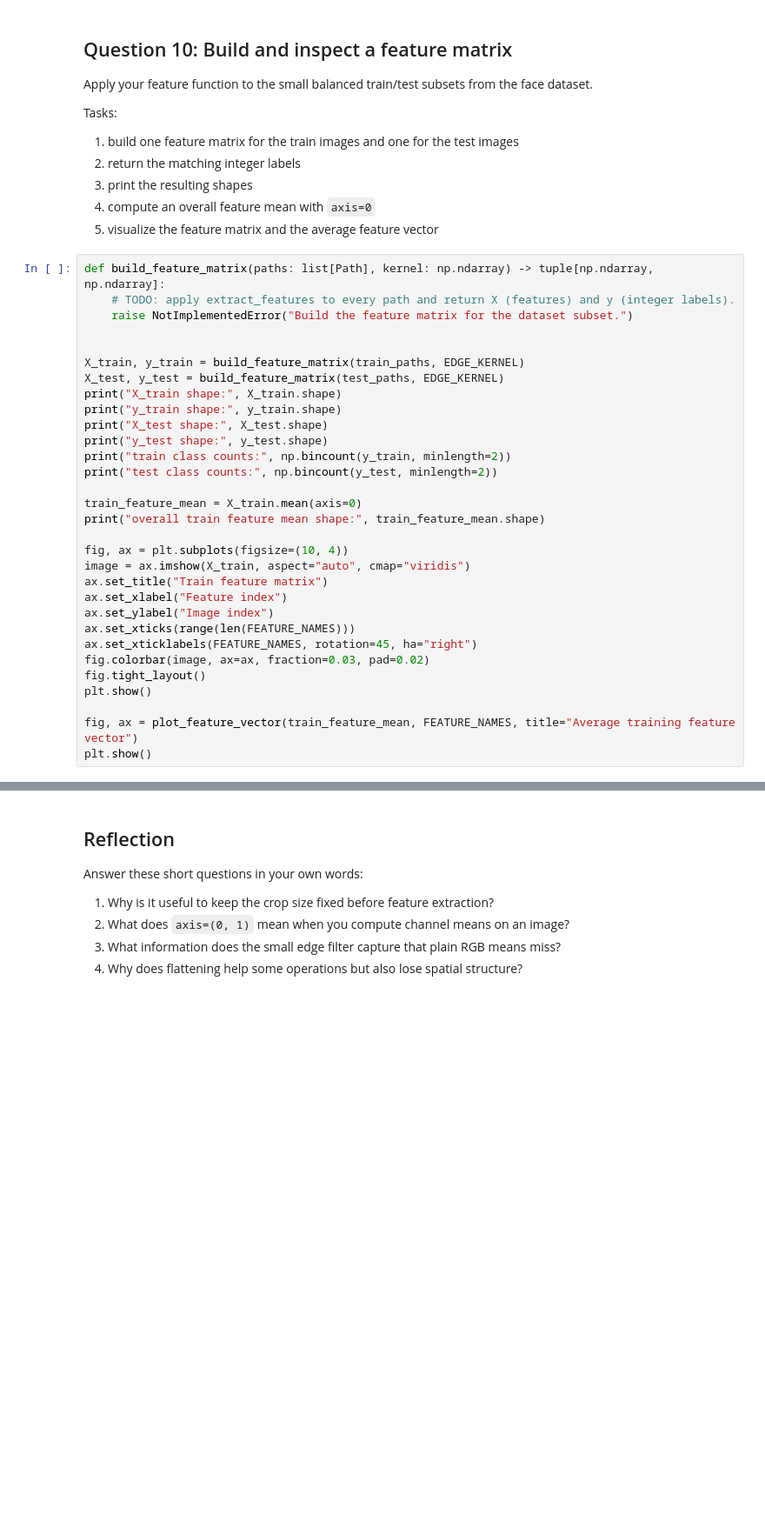
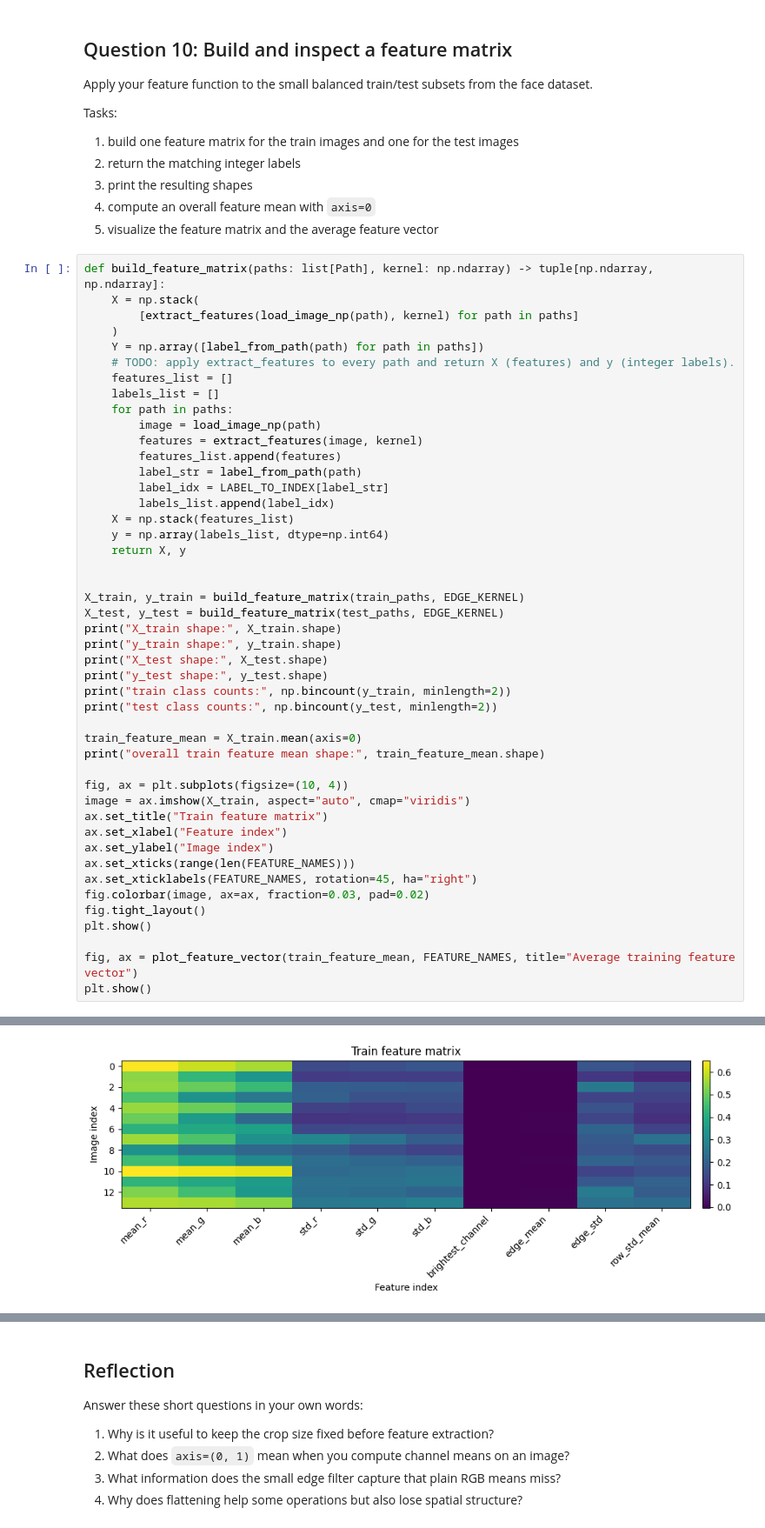
Before and after one commit to vgu-dsai-2026/lab-1-numpy-horatiois, a Jupyter notebook: notebook.ipynb, the cells around one changed output, grey strips where cells are left out. Shown at 87% size. Drawn from its saved outputs; the diff is of its cells as text; blank space fills up the shorter version.

```diff
--- a/notebook.ipynb
+++ b/notebook.ipynb
@@ -441,8 +462,23 @@ Tasks:
 5. visualize the feature matrix and the average feature vector
 # %%
 def build_feature_matrix(paths: list[Path], kernel: np.ndarray) -> tuple[np.ndarray, np.ndarray]:
+    X = np.stack(
+        [extract_features(load_image_np(path), kernel) for path in paths]
+    )
+    Y = np.array([label_from_path(path) for path in paths])
     # TODO: apply extract_features to every path and return X (features) and y (integer labels).
-    raise NotImplementedError("Build the feature matrix for the dataset subset.")
+    features_list = []
+    labels_list = []
+    for path in paths:
+        image = load_image_np(path)
+        features = extract_features(image, kernel)
+        features_list.append(features)
+        label_str = label_from_path(path)
+        label_idx = LABEL_TO_INDEX[label_str]
+        labels_list.append(label_idx)
+    X = np.stack(features_list)
+    y = np.array(labels_list, dtype=np.int64)
+    return X, y
 
 
 X_train, y_train = build_feature_matrix(train_paths, EDGE_KERNEL)
@@ -470,3 +506,4 @@ plt.show()
 
 fig, ax = plot_feature_vector(train_feature_mean, FEATURE_NAMES, title="Average training feature vector")
 plt.show()
+# %% [output]
@@ -472,0 +517 @@ plt.show()
+[figure, added]
```
Also changed, not shown: parts of 6 cells of this notebook.
